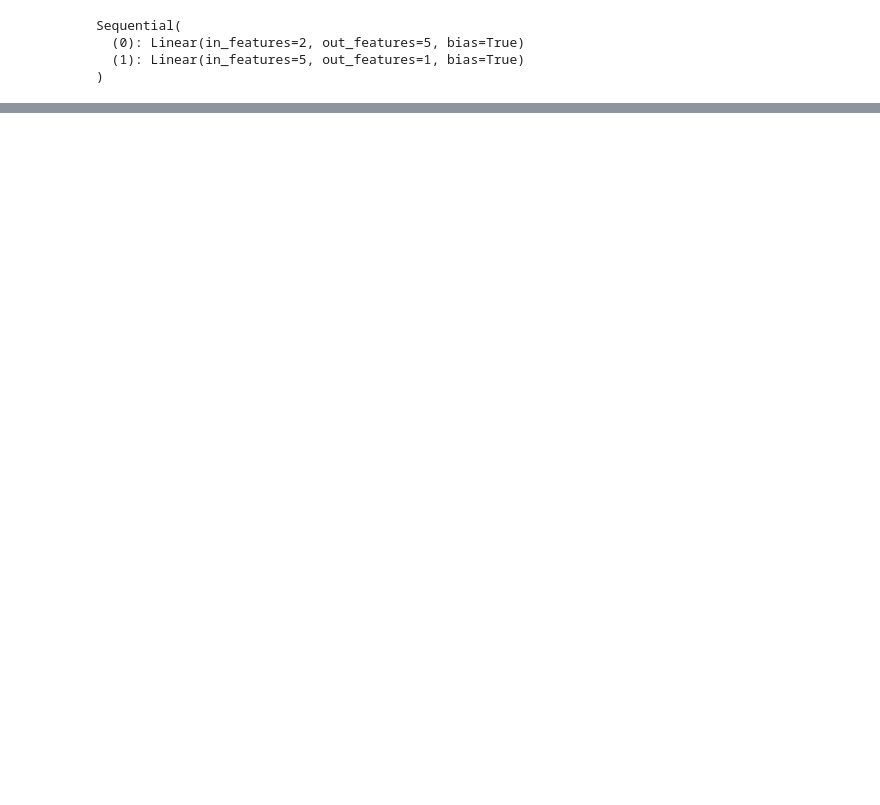
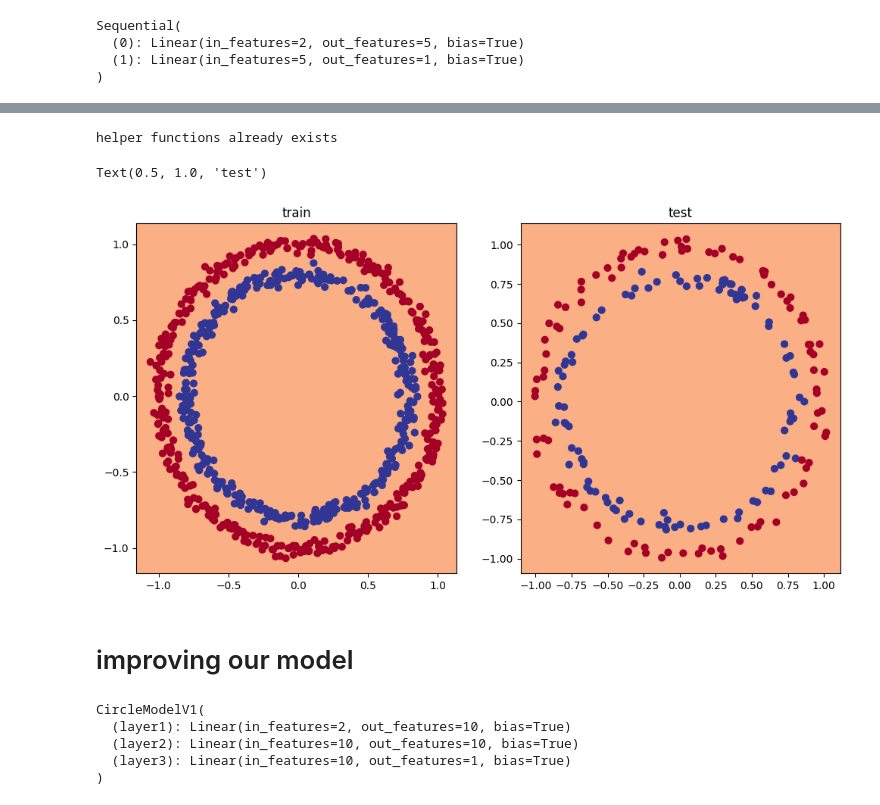
Before and after one commit to shree180103/nn_classification, a Jupyter notebook: nn_classification.ipynb, the cells around one changed output, grey strips where cells are left out. Drawn from its saved outputs; the diff is of its cells as text; code cells hidden in the pictures; blank space fills up the shorter version.

```diff
--- a/nn_classification.ipynb
+++ b/nn_classification.ipynb
@@ -179,0 +272,52 @@ tensor([[0.1671],
+# %%
+from urllib import request
+import requests
+from pathlib import Path
+
+if Path("helper_functions.py").is_file():
+  print("helper functions already exists")
+else:
+  print("downloading helper functions")
+  request=requests.get("https://raw.githubusercontent.com/mrdbourke/pytorch-deep-learning/main/helper_functions.py")
+  with open("helper_functions.py","wb") as f:
+    f.write(request.content)
+from helper_functions import plot_predictions,plot_decision_boundary
+# %% [output]
+helper functions already exists
+# %%
+#plot descion boundary of the model
+
+plt.figure(figsize=(12,6))
+plt.subplot(1,2,1)
+plot_decision_boundary(model,x_train,y_train)
+plt.title("train")
+plt.subplot(1,2,2)
+plot_decision_boundary(model,x_test,y_test)
+plt.title("test")
+# %% [output]
+Text(0.5, 1.0, 'test')
+[figure, added]
+# %% [markdown]
+# improving our model
+# %%
+class CircleModelV1(nn.Module):
+  def __init__(self):
+    super().__init__()
+    self.layer1=nn.Linear(in_features=2,out_features=10)
+    self.layer2=nn.Linear(in_features=10,out_features=10)
+    self.layer3=nn.Linear(in_features=10,out_features=1)
+
+  def forward(self,x):
+    # z=self.layer1(x)
+    # z=self.layer2(z)
+    # z=self.layer3(z)
+    return self.layer3(self.layer2(self.layer1(x))) # this is the above code in # but in one line to speed up process
+
+model1=CircleModelV1()
+model1
+# %% [output]
+CircleModelV1(
+  (layer1): Linear(in_features=2, out_features=10, bias=True)
+  (layer2): Linear(in_features=10, out_features=10, bias=True)
+  (layer3): Linear(in_features=10, out_features=1, bias=True)
+)
```
Also changed, not shown: parts of 16 cells of this notebook.
